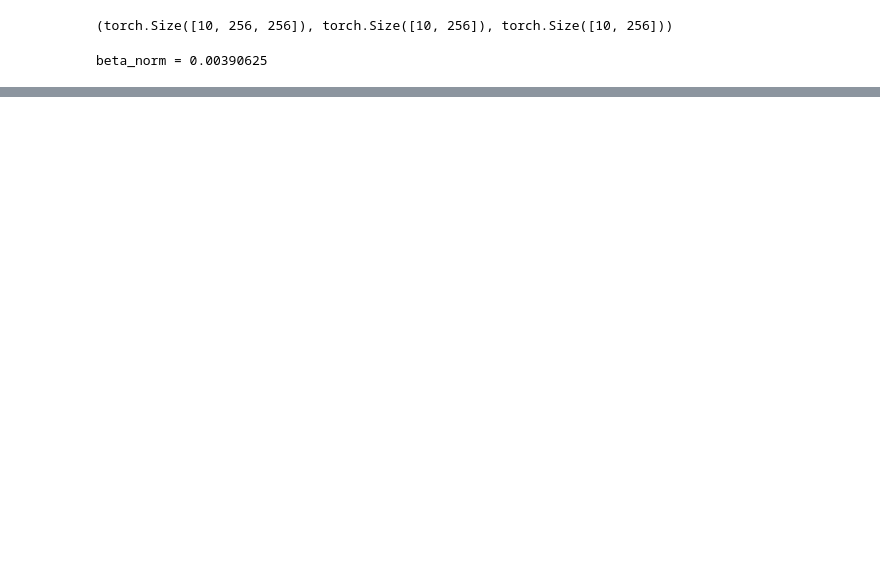
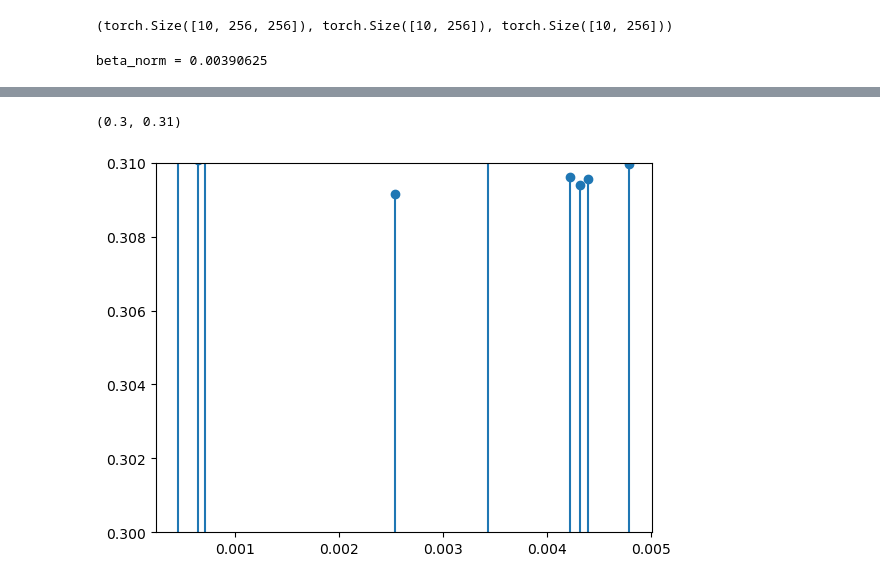
Before and after one commit to felsager/vae_lung_tumor_segmentation, a Jupyter notebook: notebooks/vae_model_2.ipynb, the cells around one changed output, grey strips where cells are left out. Saved outputs shown, nothing was run; the diff lists cells and outputs as text; code cells hidden in the pictures; blank space fills up the shorter version.

Commit message:
lr tuning with optuna

```diff
--- a/notebooks/vae_model_2.ipynb
+++ b/notebooks/vae_model_2.ipynb
@@ -218,0 +261,4 @@ for epoch in range(1, NUM_EPOCHS+1):
+# %%
+study = optuna.create_study()
+study.optimize(objective, n_trials = 10)
+study.best_params
@@ -218,0 +278,13 @@ for epoch in range(1, NUM_EPOCHS+1):
+# %%
+params = []
+values = []
+for _ in range(10):
+    params.append(study.trials[_].params['lr'])
+    values.append(study.trials[_].value)
+params.pop(7)
+values.pop(7)
+plt.stem(params, values)
+plt.ylim([0.3, 0.31])
+# %% [output]
+(0.3, 0.31)
+[figure, added]
```
Also changed, not shown: parts of 8 cells of this notebook, 3 other files.
